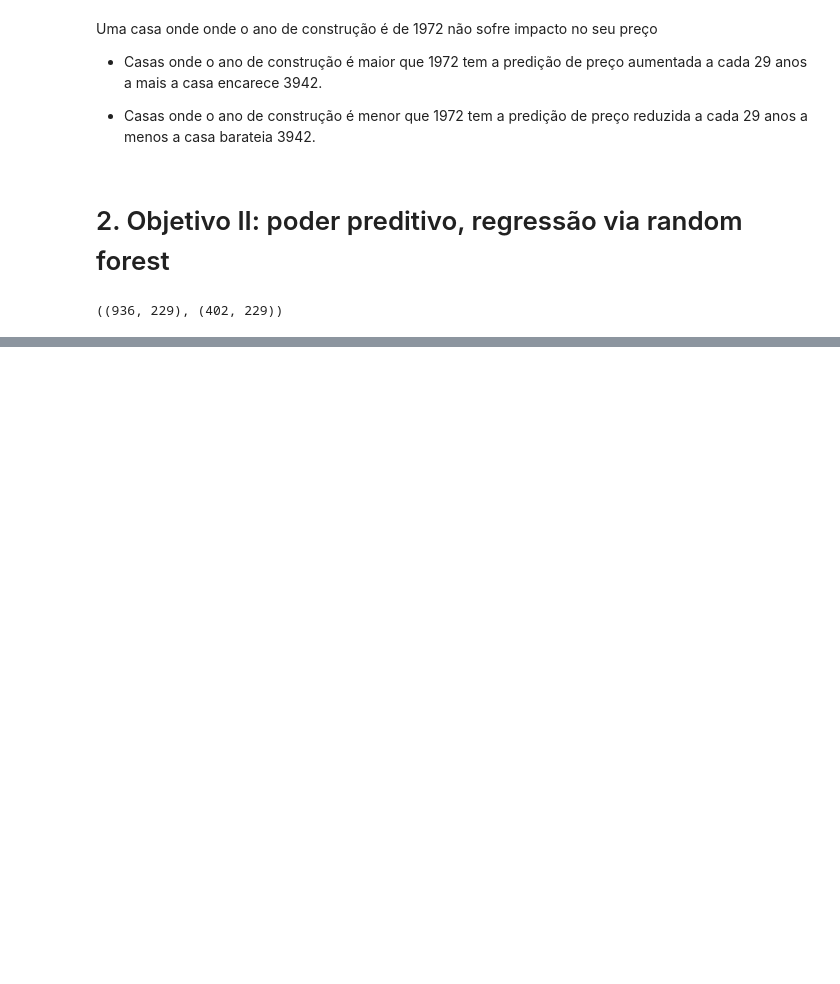
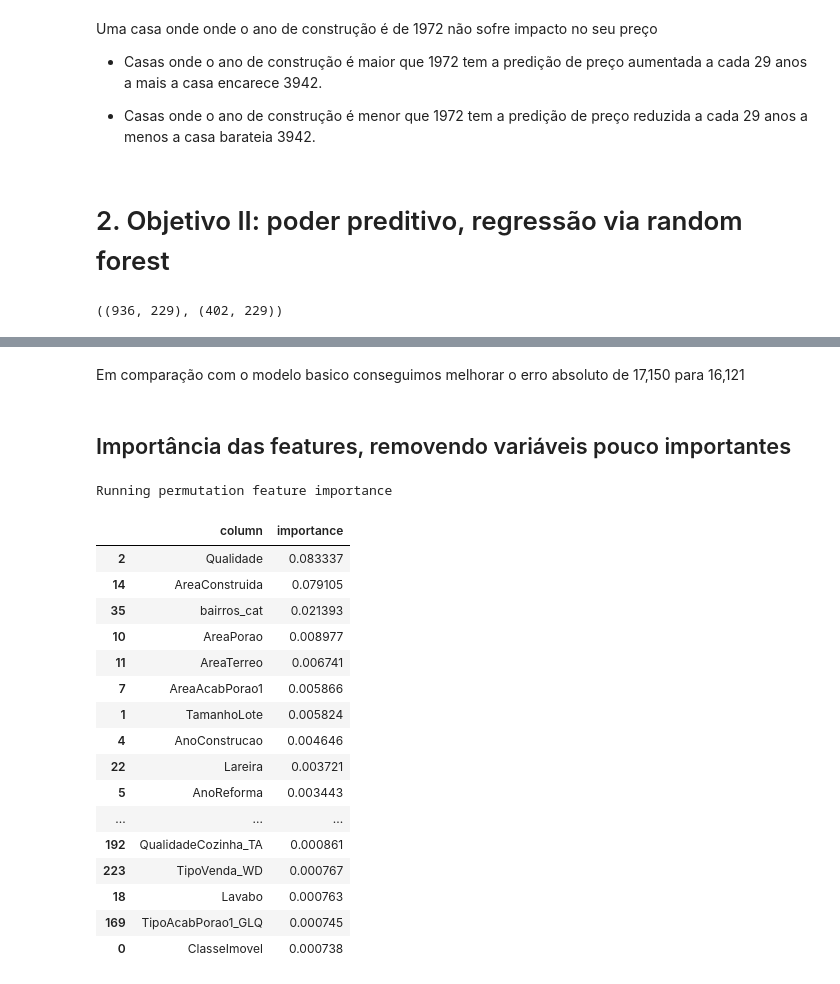
Before and after one commit to DionesGouvea/House-Price-Prediction-QuintoAndar, a Jupyter notebook: Precificação_de_imóveis_Quinto_Andar.ipynb, the cells around one changed output, grey strips where cells are left out. Drawn from its saved outputs; the diff is of its cells as text; code cells hidden in the pictures; blank space fills up the shorter version.

```diff
--- a/Precificação_de_imóveis_Quinto_Andar.ipynb
+++ b/Precificação_de_imóveis_Quinto_Andar.ipynb
@@ -535,0 +603,33 @@ GridSearchCV(estimator=RandomForestRegressor(), n_jobs=-1,
+# %% [markdown]
+Em comparação com o modelo basico conseguimos melhorar o erro absoluto de 17,150 para 16,121
+# %% [markdown]
+## Importância das features, removendo variáveis pouco importantes
+# %%
+from sklearn.inspection import permutation_importance
+print('Running permutation feature importance')
+permutation_result = permutation_importance(rf_model, X_ts, y_ts, n_repeats=5)
+# %% [output]
+Running permutation feature importance
+# %%
+importances = pd.DataFrame({'column' : X_ts.columns, 'importance': permutation_result.importances_mean})
+importances.sort_values(by='importance', ascending=False, inplace=True)
+
+importances.head(25)
+# %% [output]
+|  | column | importance |
+| 2 | Qualidade | 0.083337 |
+| 14 | AreaConstruida | 0.079105 |
+| 35 | bairros_cat | 0.021393 |
+| 10 | AreaPorao | 0.008977 |
+| 11 | AreaTerreo | 0.006741 |
+| 7 | AreaAcabPorao1 | 0.005866 |
+| 1 | TamanhoLote | 0.005824 |
+| 4 | AnoConstrucao | 0.004646 |
+| 22 | Lareira | 0.003721 |
+| 5 | AnoReforma | 0.003443 |
+| ... | ... | ... |
+| 192 | QualidadeCozinha_TA | 0.000861 |
+| 223 | TipoVenda_WD | 0.000767 |
+| 18 | Lavabo | 0.000763 |
+| 169 | TipoAcabPorao1_GLQ | 0.000745 |
+| 0 | ClasseImovel | 0.000738 |
```
Also changed, not shown: parts of 20 cells of this notebook.
